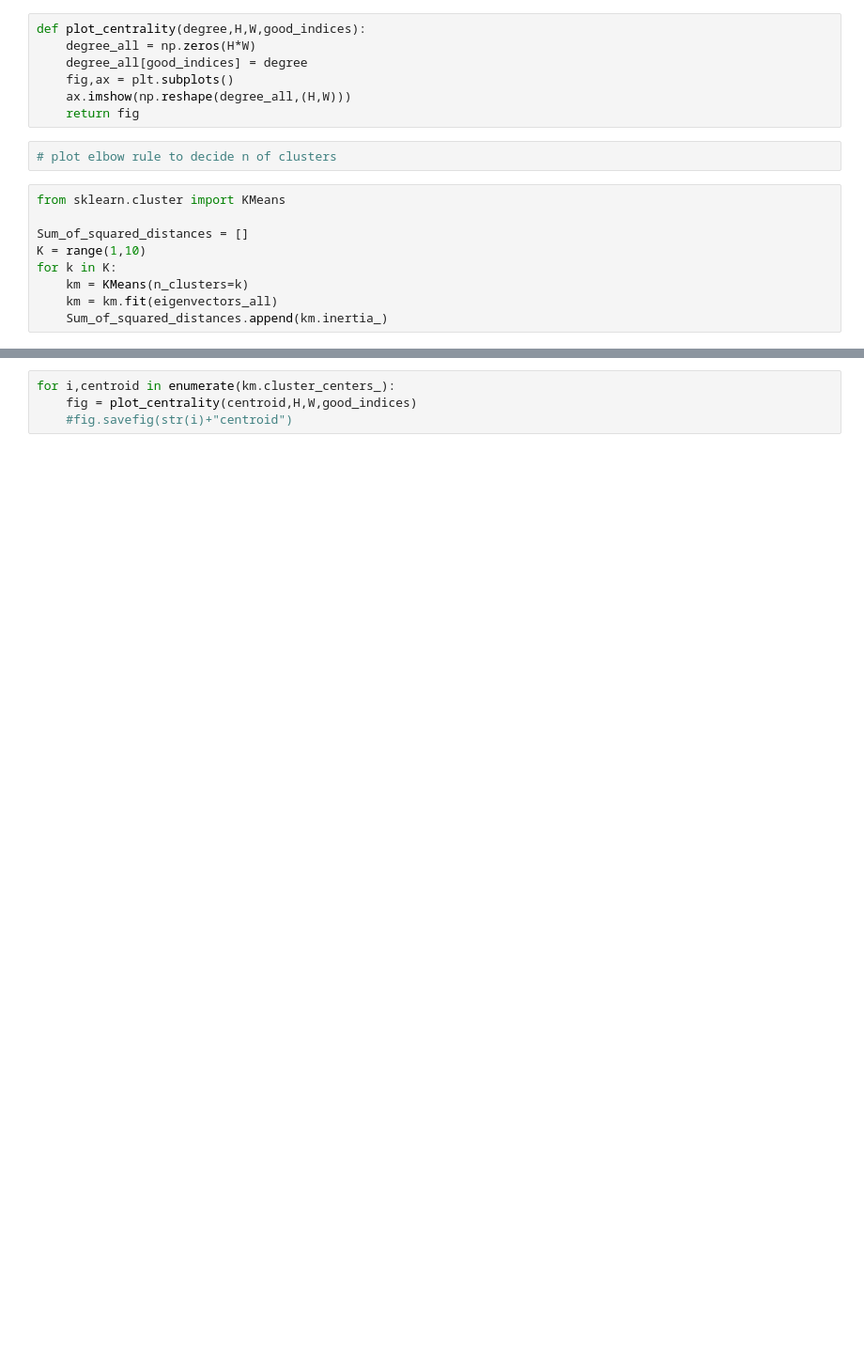
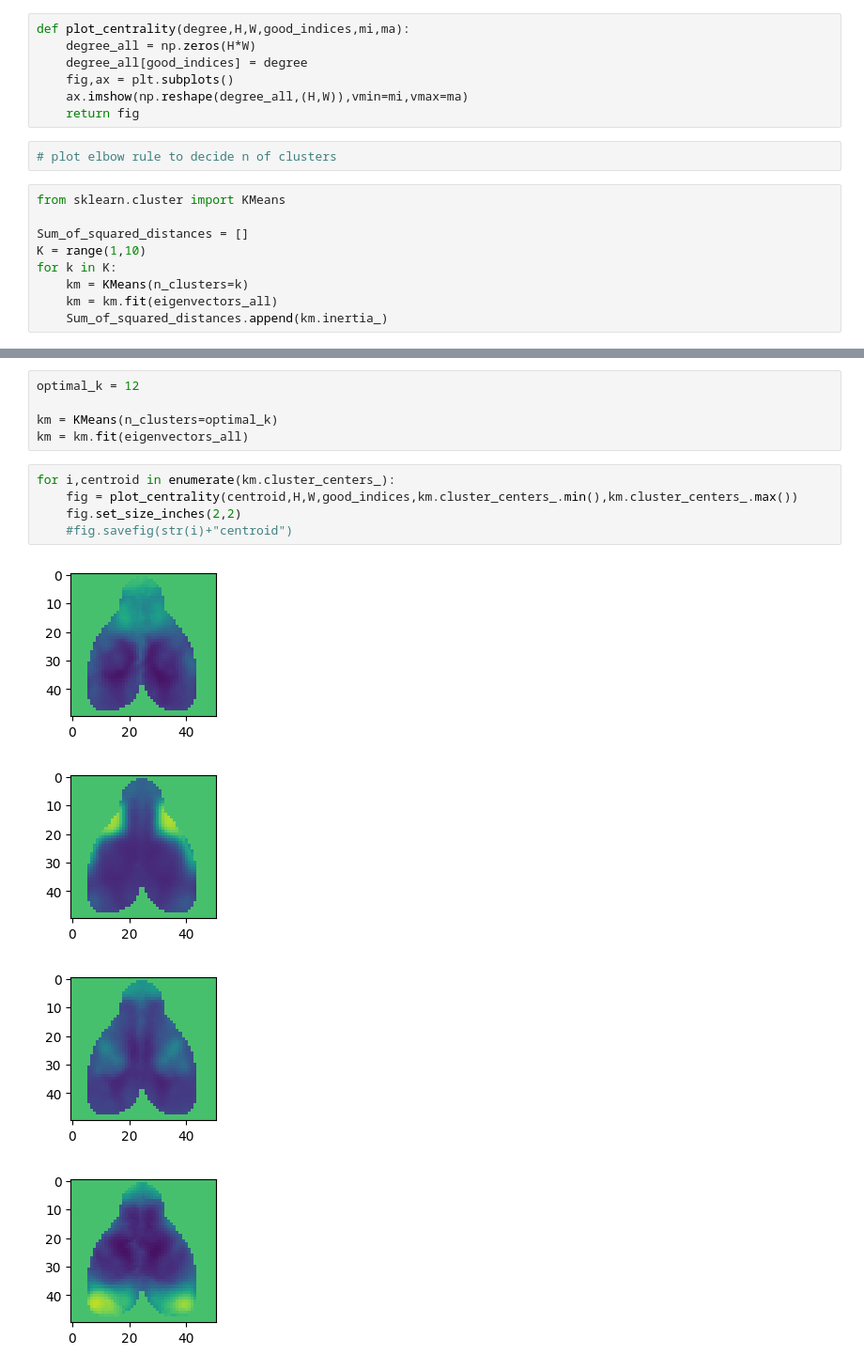
Before and after one commit to alteriis/calcium_dynamics, a Jupyter notebook: compute/Compute Leida- Leading Eigenvector.ipynb, the cells around one changed output, grey strips where cells are left out. Shown: that part at 94% size. Saved outputs shown, nothing was run; the diff lists cells and outputs as text; blank space fills up the shorter version.

```diff
--- a/compute/Compute Leida- Leading Eigenvector.ipynb
+++ b/compute/Compute Leida- Leading Eigenvector.ipynb
@@ -125,11 +125,11 @@ for name in names+names_knock:
     centr = np.load(data)
     eigenvectors_all = np.vstack((eigenvectors_all,centr))
 # %%
-def plot_centrality(degree,H,W,good_indices):
+def plot_centrality(degree,H,W,good_indices,mi,ma):
     degree_all = np.zeros(H*W)
     degree_all[good_indices] = degree
     fig,ax = plt.subplots()
-    ax.imshow(np.reshape(degree_all,(H,W)))
+    ax.imshow(np.reshape(degree_all,(H,W)),vmin=mi,vmax=ma)
     return fig
 # %%
 # plot elbow rule to decide n of clusters
@@ -162,4 +155,15 @@ SyntaxError: invalid syntax (3945394033.py, line 1)
+# %%
+optimal_k = 12
+
+km = KMeans(n_clusters=optimal_k)
+km = km.fit(eigenvectors_all)
 # %%
 for i,centroid in enumerate(km.cluster_centers_):
-    fig = plot_centrality(centroid,H,W,good_indices)
+    fig = plot_centrality(centroid,H,W,good_indices,km.cluster_centers_.min(),km.cluster_centers_.max())
+    fig.set_size_inches(2,2)
     #fig.savefig(str(i)+"centroid")
+# %% [output]
+[figure, added]
+[figure, added]
+[figure, added]
+[figure, added]
```
Also changed, not shown: parts of 8 cells of this notebook, 7 other files.
